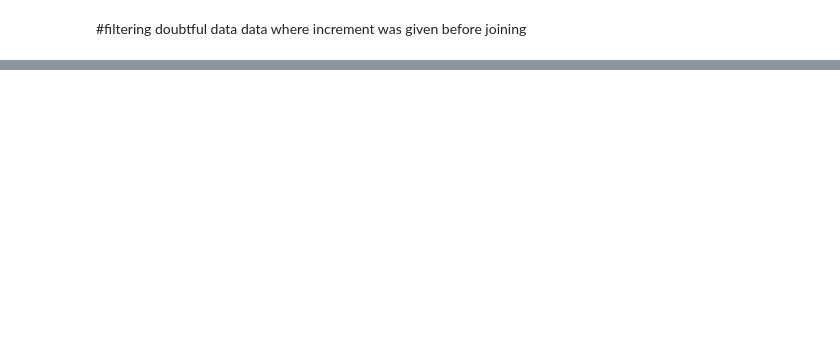
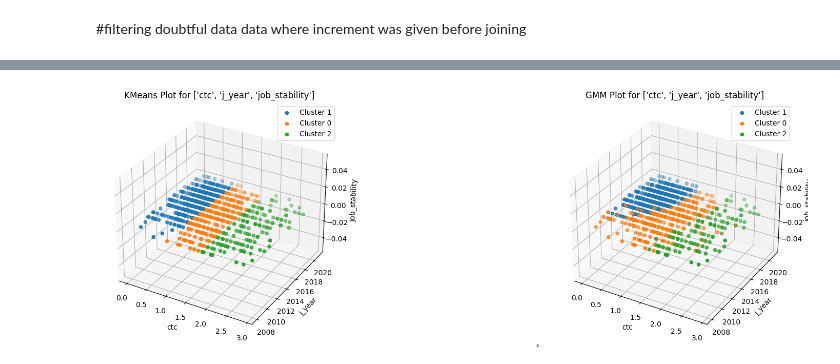
Before and after one commit to ashishkumarsaklani/AIML, a Jupyter notebook: Clustering_Pro.ipynb, the cells around one changed output, grey strips where cells are left out. Drawn from its saved outputs; the diff is of its cells as text; code cells hidden in the pictures; blank space fills up the shorter version.

```diff
--- a/Clustering_Pro.ipynb
+++ b/Clustering_Pro.ipynb
@@ -584,3 +595,11 @@ df = df[~(df['i_year'] < df['j_year'])]
 #df[df['i_year'] < df['j_year']].iloc[:5,-5:]
 
 df = df[~(df['position'] != df['predicted'])]
+
+df['position'] = df['predicted']
+
+df.drop(columns=['sn','predicted'],inplace=True)
+
+
+
+#
@@ -586,0 +690,7 @@ df = df[~(df['position'] != df['predicted'])]
+# %%
+check_missing(df)
+
+features=['ctc', 'j_year', 'job_stability', 'experience', 'i_year', 'ctc_change', 'job_change']
+for col in df.columns:
+    detector = IQROutlierDetector(df,col)
+    df = detector.drop_outliers()
@@ -586,0 +737,72 @@ df = df[~(df['position'] != df['predicted'])]
+# %%
+from mpl_toolkits.mplot3d import Axes3D
+
+
+
+
+
+# Sample the dataframe with a fixed number of rows
+df_k = df.sample(n=1000, random_state=42)
+
+
+# Create an instance of the Clustering class
+clustering = Clustering(df_k)
+
+# Define features for clustering
+features = ['ctc', 'j_year', 'job_stability', 'experience', 'position', 'i_year', 'company', 'ctc_change', 'job_change']
+
+# Generate all combinations of 3 features
+feature_combinations = list(itertools.combinations(features, 3))
+
+
+
+
+# Plot KMeans, GMM, and DBScan for each set of features
+for i, combo in enumerate(feature_combinations, start=1):
+    if all(col in df_k.columns for col in combo):
+        # Create subplots
+        fig, axs = plt.subplots(1, 2, figsize=(21, 6), subplot_kw={'projection': '3d'})
+
+        combo= list(combo)
+        X = df_k[combo]
+        # Continue with clustering
+        clustering.kmeans(X, combo)
+        clustering.gmm(X, combo)
+        clustering.dbscan(X, combo)
+
+        # Plot KMeans
+        ax = axs[0]  # First subplot
+        for cluster in df_k['Kmean'].unique():
+            cluster_df = df_k[df_k['Kmean'] == cluster]
+            ax.scatter(cluster_df[combo[0]], cluster_df[combo[1]], cluster_df[combo[2]], label=f'Cluster {cluster}')
+        ax.set_xlabel(combo[0])
+        ax.set_ylabel(combo[1])
+        ax.set_zlabel(combo[2])
+        ax.set_title(f'KMeans Plot for {combo}')
+        ax.legend()
+
+        # Plot GMM
+        ax = axs[1]  # Second subplot
+        for cluster in df_k['GMM'].unique():
+            cluster_df = df_k[df_k['GMM'] == cluster]
+            ax.scatter(cluster_df[combo[0]], cluster_df[combo[1]], cluster_df[combo[2]], label=f'Cluster {cluster}')
+        ax.set_xlabel(combo[0])
+        ax.set_ylabel(combo[1])
+        ax.set_zlabel(combo[2])
+        ax.set_title(f'GMM Plot for {combo}')
+        ax.legend()
+
+        # Plot DBScan
+       # ax = axs[2]  # Third subplot
+        #for cluster in df_k['DBSCAN'].unique():
+       #     cluster_df = df_k[df_k['DBSCAN'] == cluster]
+        #    ax.scatter(cluster_df[combo[0]], cluster_df[combo[1]], cluster_df[combo[2]], label=f'Cluster {cluster}')
+        #ax.set_xlabel(combo[0])
+       # ax.set_ylabel(combo[1])
+       # ax.set_zlabel(combo[2])
+       # ax.set_title(f'DBScan Plot for {combo}')
+        #ax.legend()
+
+        plt.show()
+# %% [output]
+[figure, added]
```
Also changed, not shown: parts of 18 cells of this notebook.
